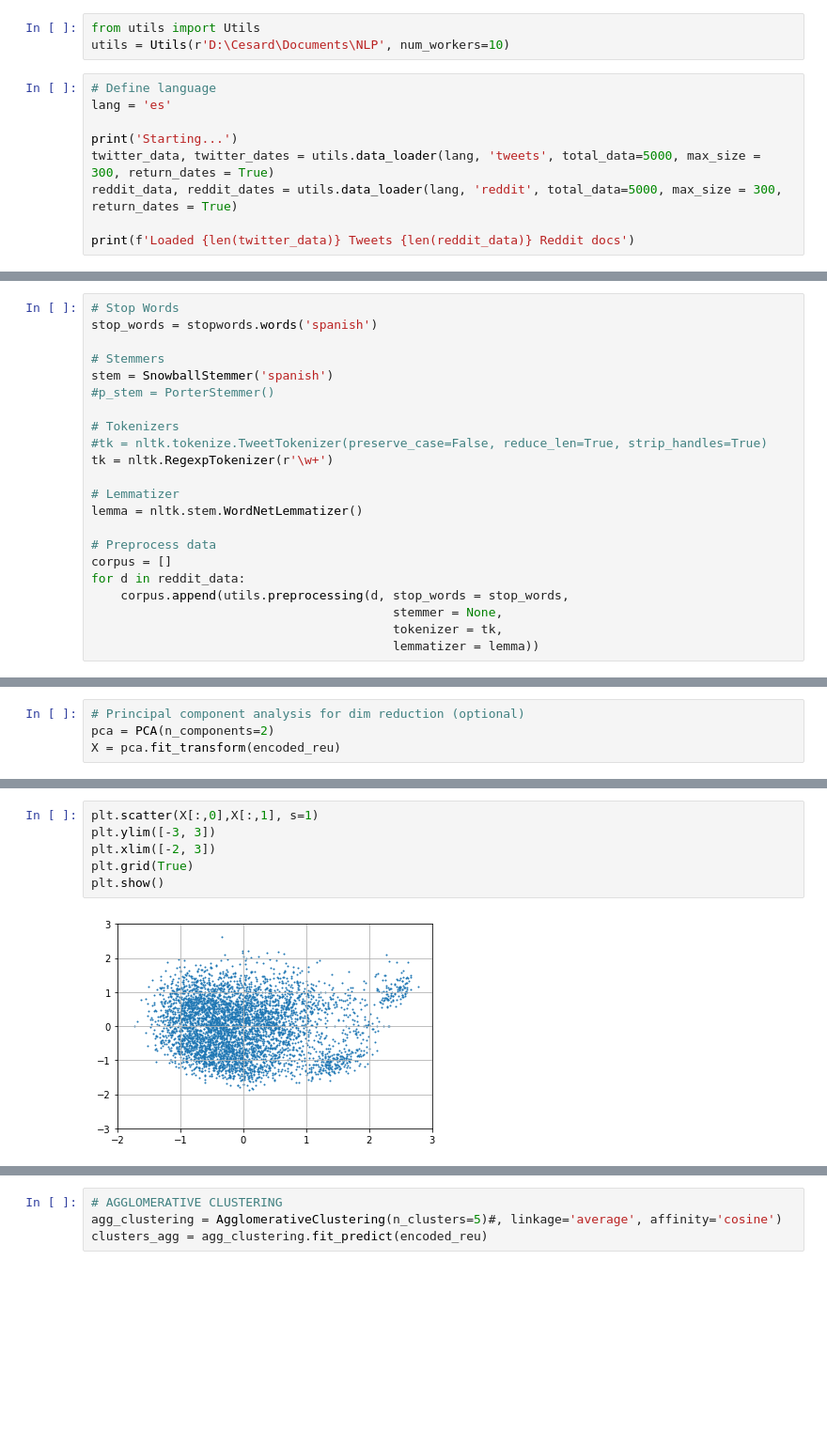
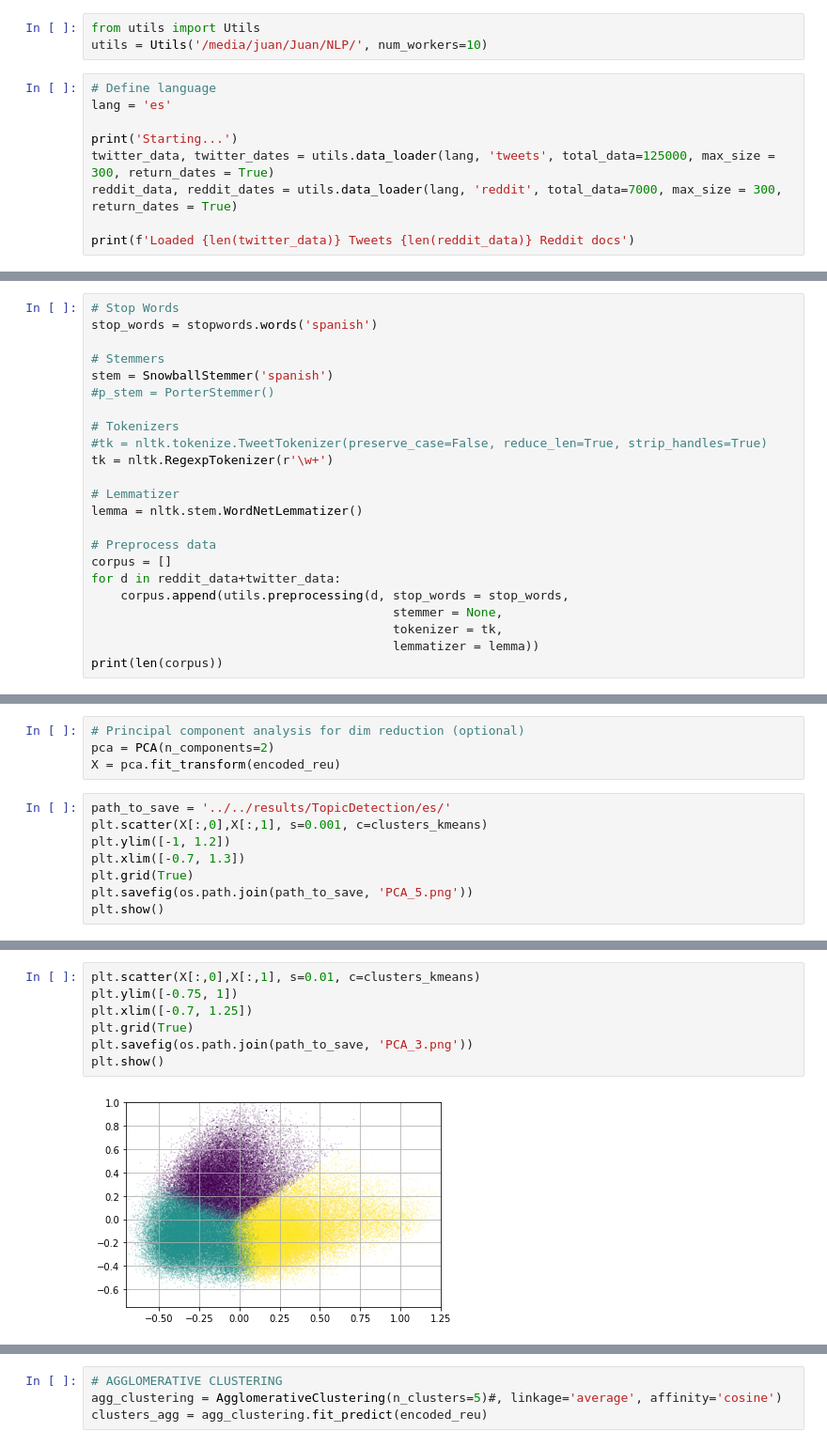
Before and after one commit to ISIS4221-JCN/Project, a Jupyter notebook: scripts/TopicDetection/Topic_Clustering.ipynb, the cells around one changed output, grey strips where cells are left out. Shown at 94% size. Cells and saved outputs as stored; diff of their text form; blank space fills up the shorter version.

Commit message:
Ran notebook for spanish and saved results

```diff
--- a/scripts/TopicDetection/Topic_Clustering.ipynb
+++ b/scripts/TopicDetection/Topic_Clustering.ipynb
@@ -45,14 +45,14 @@ clear_output()
 Twitter and reddit datasets.
 # %%
 from utils import Utils
-utils = Utils(r'D:\Cesard\Documents\NLP', num_workers=10)
+utils = Utils('/media/juan/Juan/NLP/', num_workers=10)
 # %%
 # Define language
 lang = 'es'
 
 print('Starting...')
-twitter_data, twitter_dates = utils.data_loader(lang, 'tweets', total_data=5000, max_size = 300, return_dates = True)
-reddit_data, reddit_dates = utils.data_loader(lang, 'reddit', total_data=5000, max_size = 300, return_dates = True)
+twitter_data, twitter_dates = utils.data_loader(lang, 'tweets', total_data=125000, max_size = 300, return_dates = True)
+reddit_data, reddit_dates = utils.data_loader(lang, 'reddit', total_data=7000, max_size = 300, return_dates = True)
 
 print(f'Loaded {len(twitter_data)} Tweets {len(reddit_data)} Reddit docs')
 # %% [output]
@@ -127,8 +127,9 @@ lemma = nltk.stem.WordNetLemmatizer()
 
 # Preprocess data
 corpus = []
-for d in reddit_data:
+for d in reddit_data+twitter_data:
     corpus.append(utils.preprocessing(d, stop_words = stop_words,
                                          stemmer = None,
                                          tokenizer = tk,
                                          lemmatizer = lemma))
+print(len(corpus))
@@ -250,3 +251,11 @@ encoded_reu = autoencoder.encoder(np.asarray(reu_embeddings)).numpy()
 # Principal component analysis for dim reduction (optional)
 pca = PCA(n_components=2)
 X = pca.fit_transform(encoded_reu)
+# %%
+path_to_save = '../../results/TopicDetection/es/'
+plt.scatter(X[:,0],X[:,1], s=0.001, c=clusters_kmeans)
+plt.ylim([-1, 1.2])
+plt.xlim([-0.7, 1.3])
+plt.grid(True)
+plt.savefig(os.path.join(path_to_save, 'PCA_5.png'))
+plt.show()
@@ -253,10 +264,11 @@ X = pca.fit_transform(encoded_reu)
 # %%
-plt.scatter(X[:,0],X[:,1], s=1)
-plt.ylim([-3, 3])
-plt.xlim([-2, 3])
+plt.scatter(X[:,0],X[:,1], s=0.01, c=clusters_kmeans)
+plt.ylim([-0.75, 1])
+plt.xlim([-0.7, 1.25])
 plt.grid(True)
+plt.savefig(os.path.join(path_to_save, 'PCA_3.png'))
 plt.show()
 # %% [output]
-[figure, old version]
+[figure, new version]
 # %%
 # K MEANS CLUSTERING
```
Also changed, not shown: parts of 10 cells of this notebook, 9 other files.
